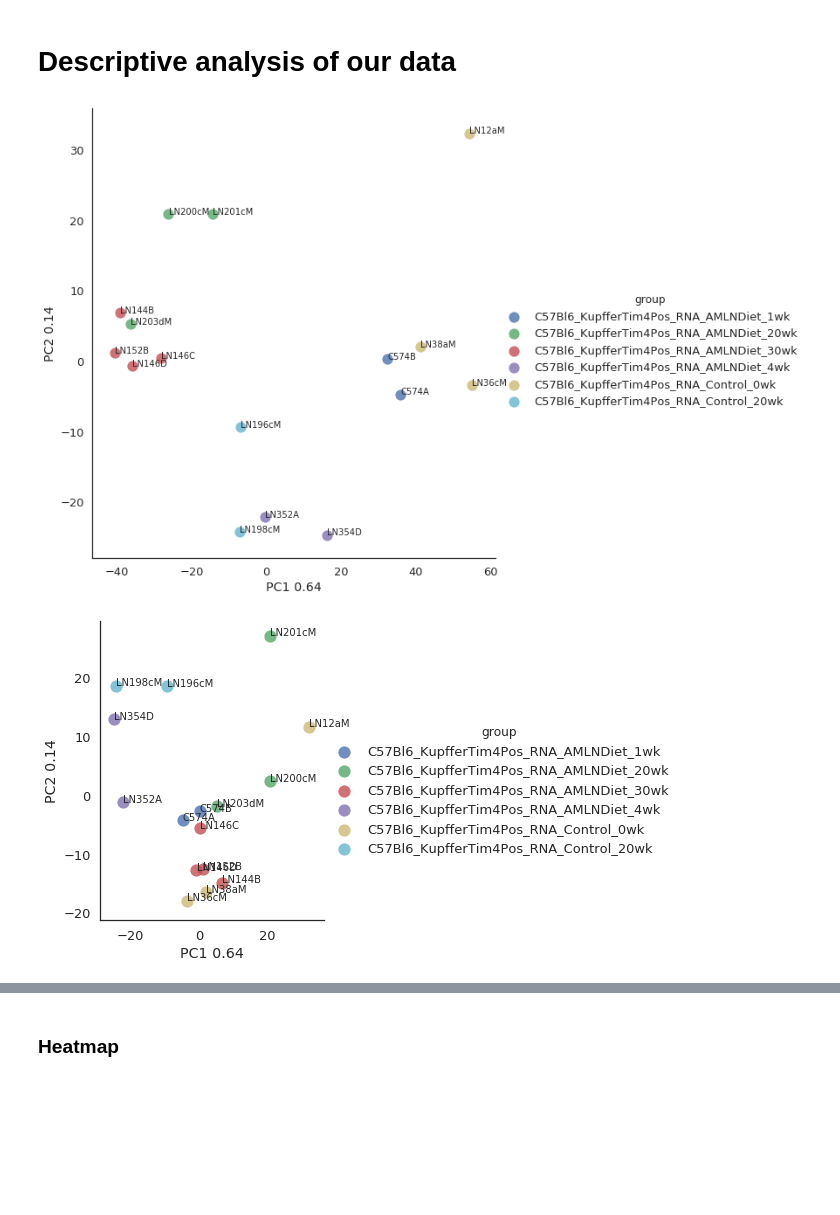
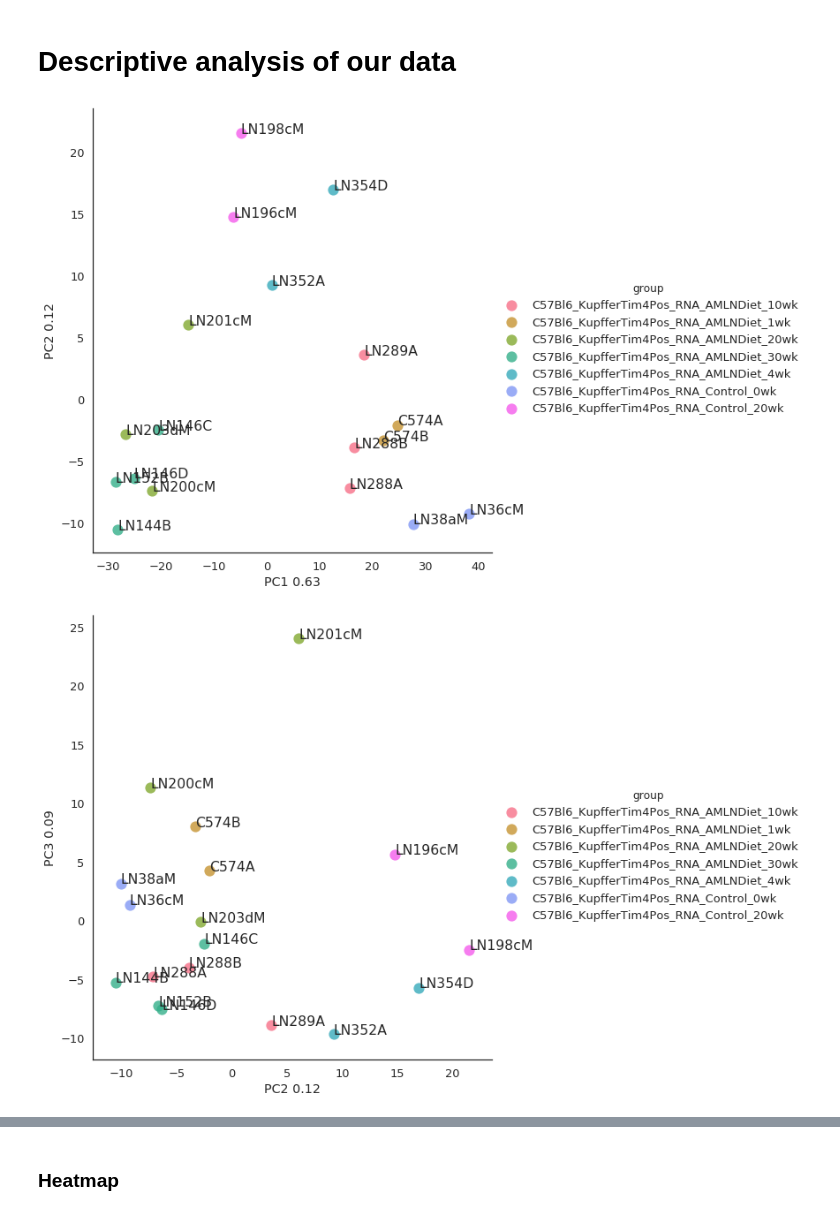
Before and after one commit to HunterBennett/liverStrains, a Jupyter notebook: results/180517_RNASeq_NASH_Timecourse.ipynb, the cells around one changed output, grey strips where cells are left out. Drawn from its saved outputs; the diff is of its cells as text; code cells hidden in the pictures; blank space fills up the shorter version.

```diff
--- a/results/180517_RNASeq_NASH_Timecourse.ipynb
+++ b/results/180517_RNASeq_NASH_Timecourse.ipynb
@@ -273,3 +313,37 @@ samplesDF = pd.DataFrame([pd.Series(samples),
+# %%
+tpm_mat = (rpkm.iloc[:, 7:] / rpkm.iloc[:, 7:].sum()) * 1000000
+# %%
+# create avg tpm matrix for filtering
+tpm_avg = pd.DataFrame([
+    tpm_mat.loc[:, list(samplesDF.group.str.contains('AMLNDiet_1wk'))].mean(1),
+    tpm_mat.loc[:, list(samplesDF.group.str.contains('AMLNDiet_10wk'))].mean(1),
+    tpm_mat.loc[:, list(samplesDF.group.str.contains('AMLNDiet_20wk'))].mean(1),
+    tpm_mat.loc[:, list(samplesDF.group.str.contains('AMLNDiet_30wk'))].mean(1),
+    tpm_mat.loc[:, list(samplesDF.group.str.contains('AMLNDiet_4wk'))].mean(1),
+    tpm_mat.loc[:, list(samplesDF.group.str.contains('Control_0wk'))].mean(1),
+    tpm_mat.loc[:, list(samplesDF.group.str.contains('Control_20wk'))].mean(1)],
+    index=['AMLNDiet_1wk', 'AMLNDiet_10wk', 'AMLNDiet_20wk',
+           'AMLNDiet_30wk', 'AMLNDiet_4wk', 'Control_0wk',
+           'Control_20wk']).T
+
+# filter genes not expressed at least 1 tpm across more than half of samples
+tpm_filt = tpm_mat.loc[(tpm_avg > 4).any(1), :]
+
+# change index to gene names
+tpm_filt = tpm_filt.merge(mm10_refseq, how='left', left_index=True, right_index=True).drop_duplicates()
+tpm_filt = tpm_filt.reset_index().set_index('gene').drop(columns='index')
+
+# sort columns (manually for now)
+cols = tpm_filt.columns.values
+tpm_mat_filt = tpm_filt.reindex([cols[15],
+                      cols[14], cols[3], cols[4],
+                      cols[12], cols[13], cols[0],
+                      cols[1], cols[2], cols[5],
+                      cols[6], cols[7], cols[8],
+                      cols[9], cols[10], cols[11]],
+                      axis=1)
+
+tpm_mat_zscore = tpm_mat_filt.apply(lambda x: (x - x.mean()) / x.std(), axis=1)
 # %% [markdown]
 # Descriptive analysis of our data
 # %%
@@ -278,10 +352,10 @@ from sklearn.preprocessing import StandardScaler
 from sklearn.decomposition import PCA # uses SVD
 
 # standardize matrix, mean=0, std=1
-rpkm_std = StandardScaler().fit_transform(rpkm.iloc[:, 7:])
+tpm_std = StandardScaler().fit_transform(tpm_filt)
 # run PCA
 pca = PCA(n_components=3)
-tpm_pca = pca.fit_transform(rpkm_std.T)
+tpm_pca = pca.fit_transform(tpm_std.T)
 exp_var = pca.explained_variance_ratio_
 #create df for plotting
 tpm_pca_df = pd.DataFrame(tpm_pca, columns=['PC1', 'PC2', 'PC3'],
@@ -295,13 +369,13 @@ ax = sns.lmplot('PC1', 'PC2', tpm_pca_df, fit_reg=False,
 ax.set(xlabel=('PC1 %.2f' % exp_var[0]), ylabel=('PC2 %.2f' % exp_var[1]))
 label_point(tpm_pca_df.PC1, tpm_pca_df.PC2, tpm_pca_df.cage, plt.gca())
 # %% [output]
-[figure, old version]
+[figure, new version]
 # %%
 ax = sns.lmplot('PC2', 'PC3', tpm_pca_df, fit_reg=False,
                 hue='group', # palette=color_dict,
-                size=5, scatter_kws={'s': 150})
-ax.set(xlabel=('PC1 %.2f' % exp_var[0]), ylabel=('PC2 %.2f' % exp_var[1]))
+                size=8, scatter_kws={'s': 150})
+ax.set(xlabel=('PC2 %.2f' % exp_var[1]), ylabel=('PC3 %.2f' % exp_var[2]))
 label_point(tpm_pca_df.PC2, tpm_pca_df.PC3, tpm_pca_df.cage, plt.gca())
 # %% [output]
-[figure, old version]
+[figure, new version]
 # %%
```
Also changed, not shown: parts of 66 cells of this notebook, 12 other files.
